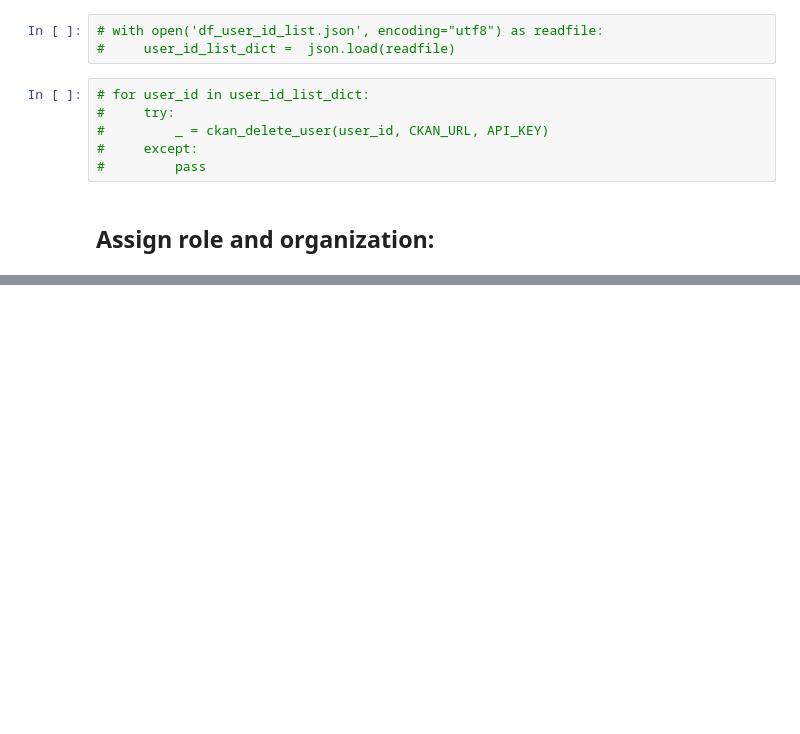
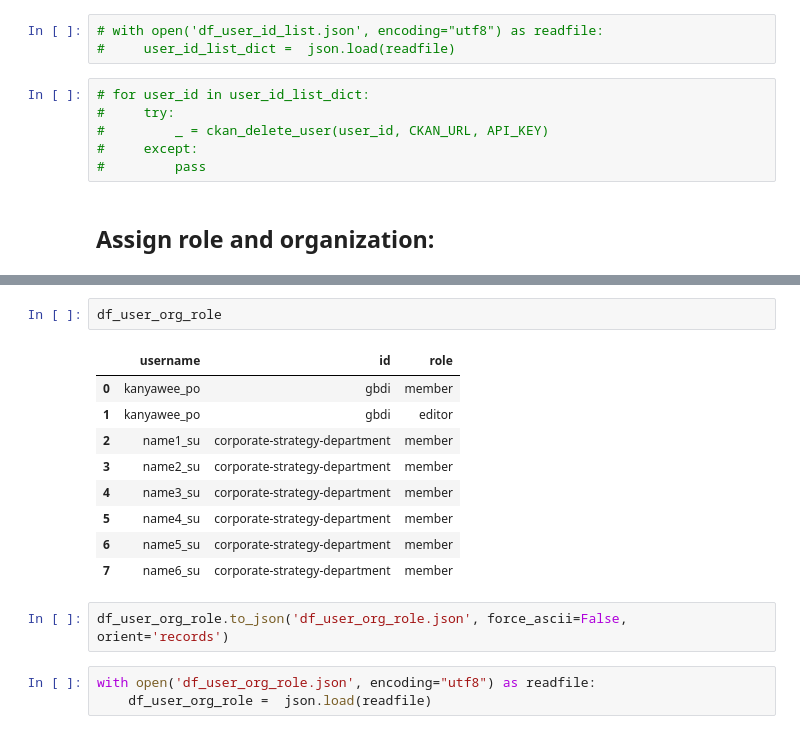
Before and after one commit to mill-ornrakorn/Intermediate-Data-Engineering-by-BDi, a Jupyter notebook: 4. Data Catalog/Workshop/Workshop 2/CKAN API/CKAN_API_Workshop.ipynb, the cells around one changed output, grey strips where cells are left out. Cells and saved outputs as stored; diff of their text form; blank space fills up the shorter version.

```diff
--- a/4. Data Catalog/Workshop/Workshop 2/CKAN API/CKAN_API_Workshop.ipynb
+++ b/4. Data Catalog/Workshop/Workshop 2/CKAN API/CKAN_API_Workshop.ipynb
@@ -298,0 +348,17 @@ for user in user_org_master_dict:
+# %%
+df_user_org_role
+# %% [output]
+|  | username | id | role |
+| 0 | kanyawee_po | gbdi | member |
+| 1 | kanyawee_po | gbdi | editor |
+| 2 | name1_su | corporate-strategy-department | member |
+| 3 | name2_su | corporate-strategy-department | member |
+| 4 | name3_su | corporate-strategy-department | member |
+| 5 | name4_su | corporate-strategy-department | member |
+| 6 | name5_su | corporate-strategy-department | member |
+| 7 | name6_su | corporate-strategy-department | member |
+# %%
+df_user_org_role.to_json('df_user_org_role.json', force_ascii=False, orient='records')
+# %%
+with open('df_user_org_role.json', encoding="utf8") as readfile:
+    df_user_org_role =  json.load(readfile)
```
Also changed, not shown: parts of 12 cells of this notebook, 26 other files.
